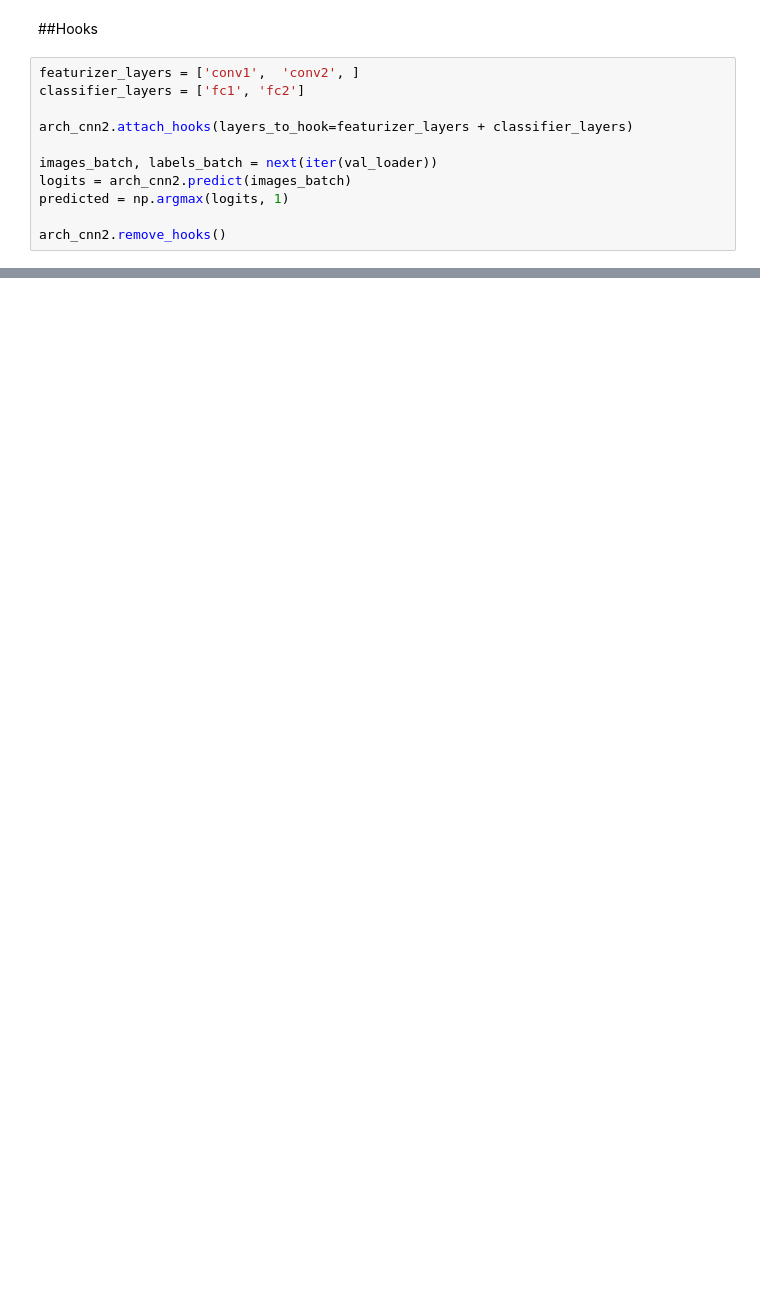
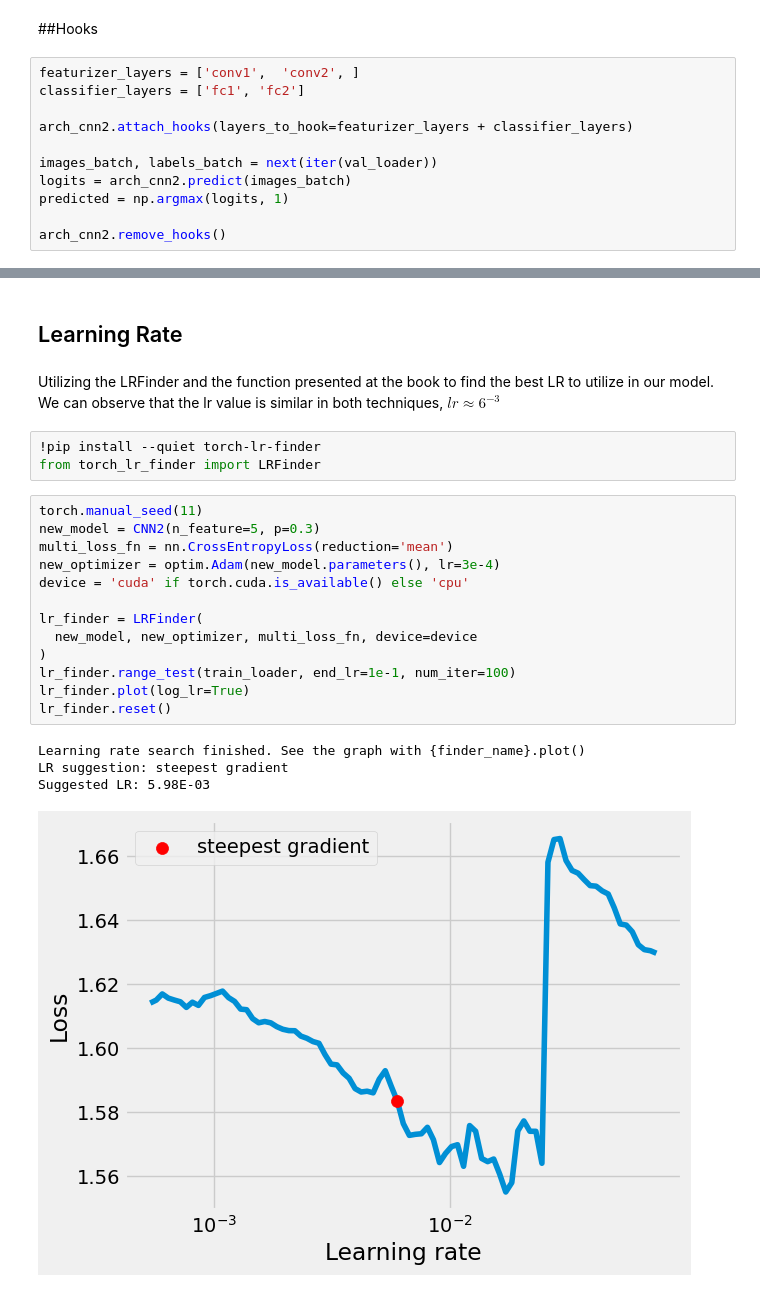
Before and after one commit to aireslucas/MachineLearning, a Jupyter notebook: Multiclass_pt1_Lucas_Aires.ipynb, the cells around one changed output, grey strips where cells are left out. Drawn from its saved outputs; the diff is of its cells as text; blank space fills up the shorter version.

```diff
--- a/Multiclass_pt1_Lucas_Aires.ipynb
+++ b/Multiclass_pt1_Lucas_Aires.ipynb
@@ -1066 +1060,27 @@ with plt.style.context('seaborn-v0_8-white'):
 [figure]
+# %% [markdown]
+## Learning Rate
+# %% [markdown]
+Utilizing the LRFinder and the function presented at the book to find the best LR to utilize in our model.
+We can observe that the lr value is similar in both techniques, $lr ≈ 6^{-3}$
+# %%
+!pip install --quiet torch-lr-finder
+from torch_lr_finder import LRFinder
+# %%
+torch.manual_seed(11)
+new_model = CNN2(n_feature=5, p=0.3)
+multi_loss_fn = nn.CrossEntropyLoss(reduction='mean')
+new_optimizer = optim.Adam(new_model.parameters(), lr=3e-4)
+device = 'cuda' if torch.cuda.is_available() else 'cpu'
+
+lr_finder = LRFinder(
+  new_model, new_optimizer, multi_loss_fn, device=device
+)
+lr_finder.range_test(train_loader, end_lr=1e-1, num_iter=100)
+lr_finder.plot(log_lr=True)
+lr_finder.reset()
+# %% [output]
+Learning rate search finished. See the graph with {finder_name}.plot()
+LR suggestion: steepest gradient
+Suggested LR: 5.98E-03
+[figure, added]
```
Also changed, not shown: parts of 14 cells of this notebook.
